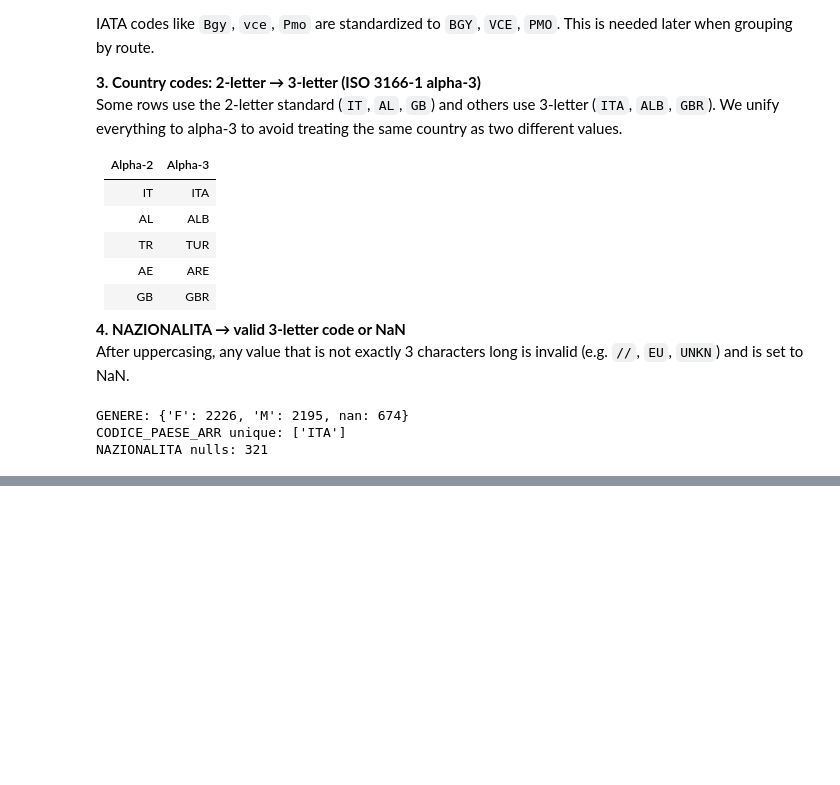
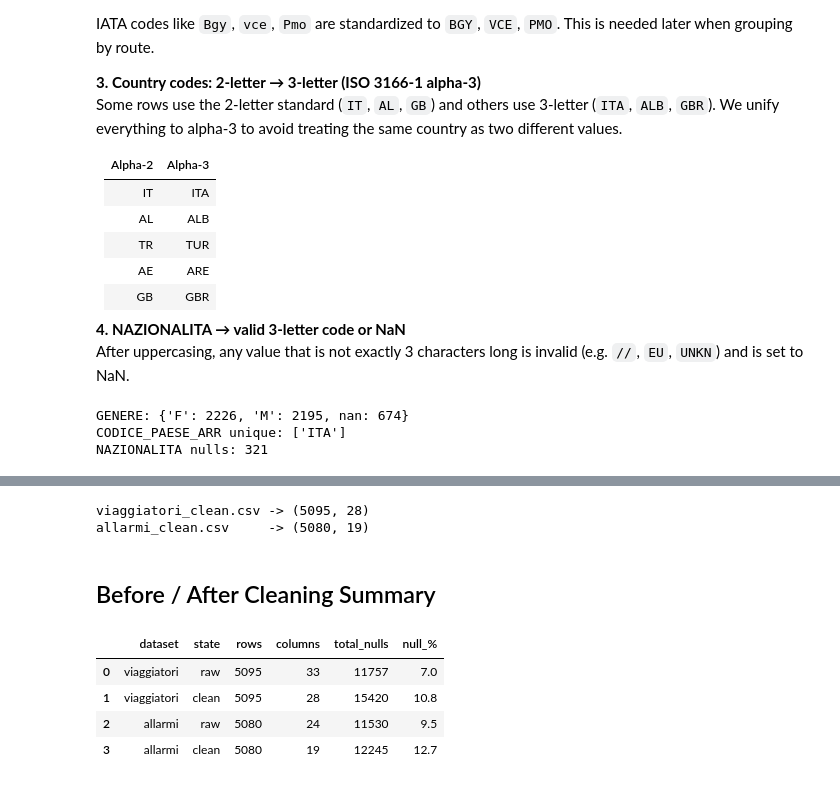
Before and after one commit to FilippoNannucci/classical-vs-multiagent, a Jupyter notebook: 01_Data_Ingestion_And_Cleaning.ipynb, the cells around one changed output, grey strips where cells are left out. Saved outputs shown, nothing was run; the diff lists cells and outputs as text; code cells hidden in the pictures; blank space fills up the shorter version.

Commit message:
rename notebook to 01_Data_Ingestion_And_Cleaning plus added a small summarize of the entire notebook with a comparison between the original dataset vs the cleaned dataset

```diff
--- a/01_notebook.ipynb
+++ b/01_Data_Ingestion_And_Cleaning.ipynb
@@ -270,0 +333,8 @@ viaggiatori_clean = df.copy()
+# %%
+# TOT: same logic as the numeric columns in viaggiatori
+# has '-500', '-99', '-1' (impossible negatives) and '0 voli', '1 voli' (text artifacts)
+df2['TOT'] = df2['TOT'].apply(extract_number)
+df2.loc[df2['TOT'] < 0, 'TOT'] = np.nan
+df2.loc[df2['TOT'] != df2['TOT'].round(), 'TOT'] = np.nan  # 0.5 is not a valid count
+
+print(df2['TOT'].describe())
@@ -270,0 +351,14 @@ viaggiatori_clean = df.copy()
+# %%
+# uppercase airport codes and fix country codes (same as viaggiatori)
+df2['AREOPORTO_ARRIVO']   = df2['AREOPORTO_ARRIVO'].str.strip().str.upper()
+df2['AREOPORTO_PARTENZA'] = df2['AREOPORTO_PARTENZA'].str.strip().str.upper()
+
+df2['CODICE_PAESE_ARR']  = df2['CODICE_PAESE_ARR'].str.strip().str.upper().replace(iso2_to_iso3)
+df2['CODICE_PAESE_PART'] = df2['CODICE_PAESE_PART'].str.strip().str.upper().replace(iso2_to_iso3)
+
+# final check
+null_pct2 = (df2.isna().sum() / len(df2) * 100).sort_values(ascending=False)
+print(null_pct2[null_pct2 > 0].round(1).to_string())
+print('cleaned shape:', df2.shape)
+
+allarmi_clean = df2.copy()
@@ -270,0 +377,34 @@ viaggiatori_clean = df.copy()
+# %%
+viaggiatori_clean.to_csv(DATA_DIR / 'viaggiatori_clean.csv', index=False)
+allarmi_clean.to_csv(DATA_DIR / 'allarmi_clean.csv', index=False)
+
+print('viaggiatori_clean.csv ->', viaggiatori_clean.shape)
+print('allarmi_clean.csv     ->', allarmi_clean.shape)
+# %% [output]
+viaggiatori_clean.csv -> (5095, 28)
+allarmi_clean.csv     -> (5080, 19)
+# %% [markdown]
+## Before / After Cleaning Summary
+# %%
+summary = pd.DataFrame({
+    'dataset': ['viaggiatori', 'viaggiatori', 'allarmi', 'allarmi'],
+    'state':   ['raw', 'clean', 'raw', 'clean'],
+    'rows':    [len(viaggiatori), len(viaggiatori_clean), len(allarmi), len(allarmi_clean)],
+    'columns': [viaggiatori.shape[1], viaggiatori_clean.shape[1], allarmi.shape[1], allarmi_clean.shape[1]],
+    'total_nulls':  [viaggiatori.isna().sum().sum(), viaggiatori_clean.isna().sum().sum(),
+                     allarmi.isna().sum().sum(),     allarmi_clean.isna().sum().sum()],
+    'null_%': [
+        round(viaggiatori.isna().mean().mean() * 100, 1),
+        round(viaggiatori_clean.isna().mean().mean() * 100, 1),
+        round(allarmi.isna().mean().mean() * 100, 1),
+        round(allarmi_clean.isna().mean().mean() * 100, 1),
+    ]
+})
+
+summary
+# %% [output]
+|  | dataset | state | rows | columns | total_nulls | null_% |
+| 0 | viaggiatori | raw | 5095 | 33 | 11757 | 7.0 |
+| 1 | viaggiatori | clean | 5095 | 28 | 15420 | 10.8 |
+| 2 | allarmi | raw | 5080 | 24 | 11530 | 9.5 |
+| 3 | allarmi | clean | 5080 | 19 | 12245 | 12.7 |
```
Also changed, not shown: parts of 9 cells of this notebook.
